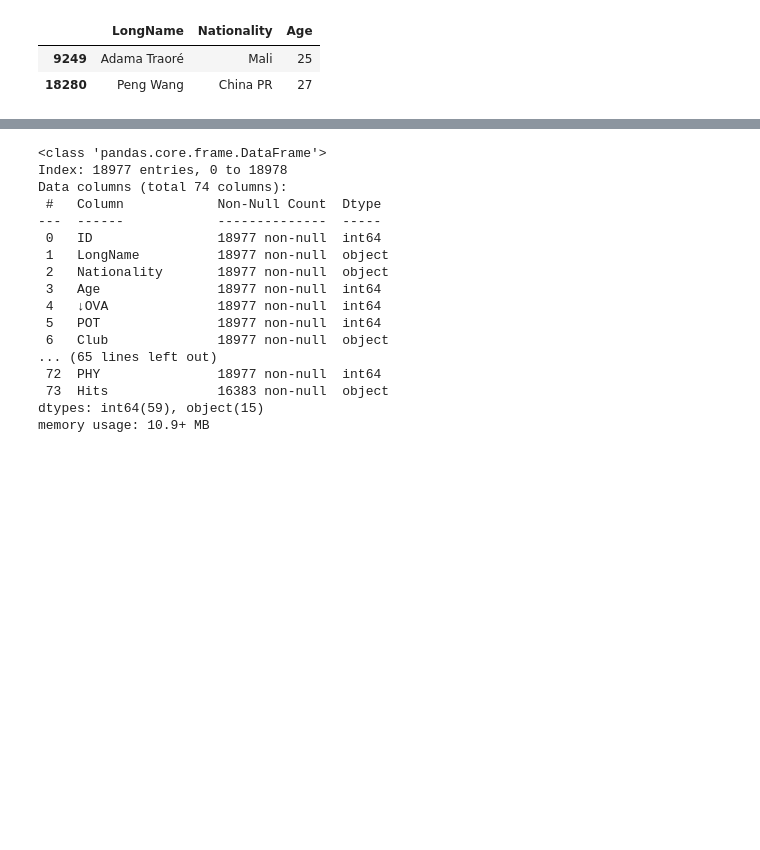
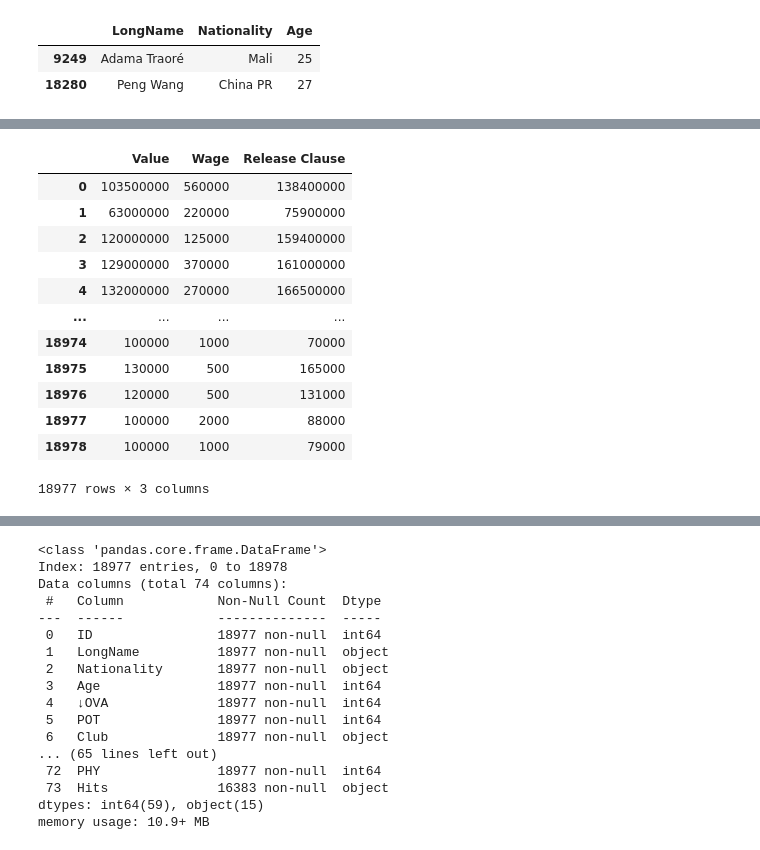
Before and after one commit to CarmineDeBenedittis/Data-Cleaning-in-Pandas, a Jupyter notebook: Data Cleaning Fifa21.ipynb, the cells around one changed output, grey strips where cells are left out. Saved outputs shown, nothing was run; the diff lists cells and outputs as text; code cells hidden in the pictures; blank space fills up the shorter version.

```diff
--- a/Data Cleaning Fifa21.ipynb
+++ b/Data Cleaning Fifa21.ipynb
@@ -5,7 +5,7 @@ pd.set_option('display.max_columns', None)
 # %%
 # import the raw dataset
 
-tab = pd.read_csv(r"fifa21 raw data v2.csv")
+tab = pd.read_csv(r"C:\Users\carmi\Documents\UNI\Corso Data Analyst\SOLO\Portfolio Projects\Data Cleaning in Python\fifa21 raw data v2.csv")
 
 tab
 # %% [output]
@@ -79,16 +79,3 @@ tab['IR'] = tab['IR'].str.strip("★")
 # replacing '~' with '-'
 
 tab['Contract'] = tab['Contract'].str.replace('~','-')
-# %%
-# removing '€' and converting 'M', 'K' to their numeric value
-
-tab['Value'] = tab['Value'].str.strip("€").str.replace(".",'').str.replace('M','000000').str.replace('K','000')
-tab['Wage'] = tab['Wage'].str.strip("€").str.replace(".",'').str.replace('M','000000').str.replace('K','000')
-tab['Release Clause'] = tab['Release Clause'].str.strip("€").str.replace(".",'').str.replace('M','000000').str.replace('K','000')
-
-# removing unit measures from height and weight
-
-tab['Height'] = tab['Height'].str.replace('[^0-9]','',regex=True)
-tab['Weight'] = tab['Weight'].str.replace('[^0-9]','',regex=True)
-
-tab
@@ -108,0 +82,8 @@ tab
+# %%
+# removing '€'
+
+tab['Value'] = tab['Value'].str.strip("€")
+tab['Wage'] = tab['Wage'].str.strip("€")
+tab['Release Clause'] = tab['Release Clause'].str.strip("€")
+
+tab['Value']
@@ -108,0 +103,30 @@ tab
+# %%
+# converting 'M', 'K' to their numeric value
+
+# Function to clean and replace values
+def clean_value(value):
+    if '.' in value:
+        return value.replace('.', '').replace('M', '00000').replace('K', '00')
+    else:
+        return value.replace('.', '').replace('M', '000000').replace('K', '000')
+
+# Apply the function to the DataFrame column
+tab['Value'] = tab['Value'].apply(clean_value)
+tab['Wage'] = tab['Wage'].apply(clean_value)
+tab['Release Clause'] = tab['Release Clause'].apply(clean_value)
+
+tab[['Value','Wage','Release Clause']]
+# %% [output]
+|  | Value | Wage | Release Clause |
+| 0 | 103500000 | 560000 | 138400000 |
+| 1 | 63000000 | 220000 | 75900000 |
+| 2 | 120000000 | 125000 | 159400000 |
+| 3 | 129000000 | 370000 | 161000000 |
+| 4 | 132000000 | 270000 | 166500000 |
+| ... | ... | ... | ... |
+| 18974 | 100000 | 1000 | 70000 |
+| 18975 | 130000 | 500 | 165000 |
+| 18976 | 120000 | 500 | 131000 |
+| 18977 | 100000 | 2000 | 88000 |
+| 18978 | 100000 | 1000 | 79000 |
+18977 rows × 3 columns
```
Also changed, not shown: parts of 6 cells of this notebook.
